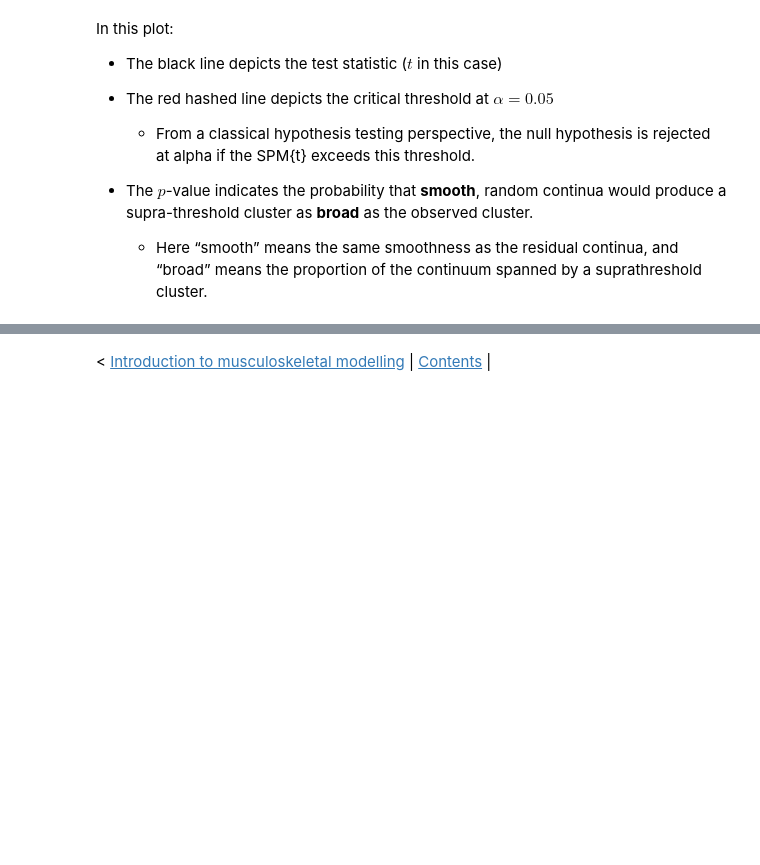
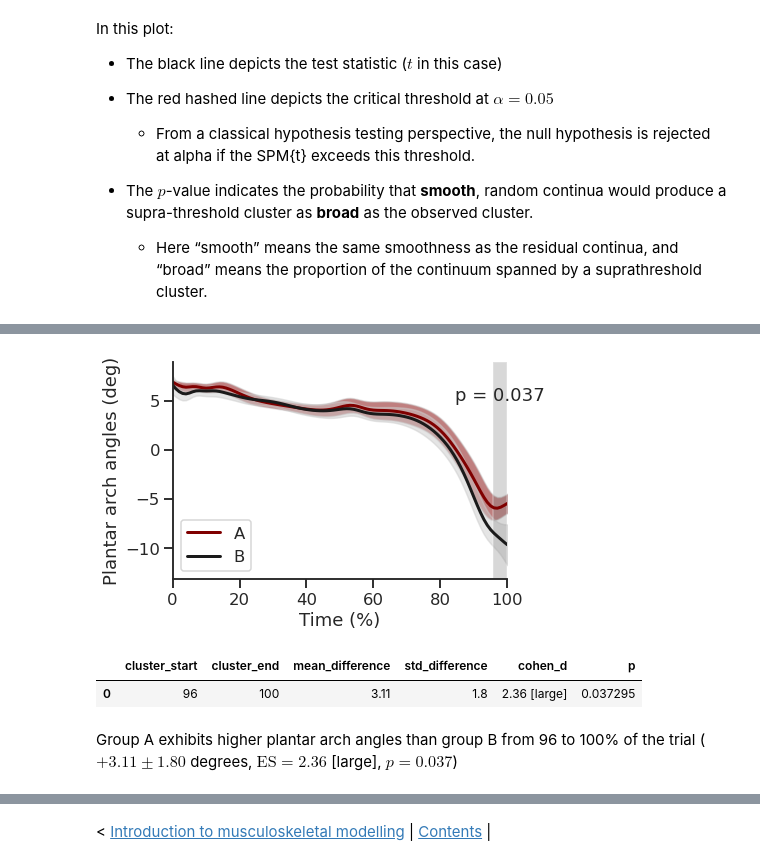
Before and after one commit to pyomeca/tutorials, a Jupyter notebook: notebooks/03.00-stats-and-machine-learning.ipynb, the cells around one changed output, grey strips where cells are left out. Saved outputs shown, nothing was run; the diff lists cells and outputs as text; code cells hidden in the pictures; blank space fills up the shorter version.

```diff
--- a/notebooks/03.00-stats-and-machine-learning.ipynb
+++ b/notebooks/03.00-stats-and-machine-learning.ipynb
@@ -142,0 +247,78 @@ In this plot:
+# %%
+def plot_clusters(spmi, y=0, ax=None):
+    if not spmi.h0reject:
+        return
+
+    ax = ax if ax else plt
+
+    for cluster in spmi.clusters:
+        ax.axvspan(
+            cluster.endpoints[0], cluster.endpoints[1], facecolor="gray", alpha=0.3
+        )
+        ax.text(
+            x=np.mean(cluster.endpoints),
+            y=y,
+            s=f"p = {cluster.P:.3f}",
+            horizontalalignment="center",
+        )
+# %%
+spm1d.plot.plot_mean_sd(group_a, linecolor=maroon, facecolor=maroon, label="A")
+spm1d.plot.plot_mean_sd(group_b, label="B")
+
+plt.ylabel("Plantar arch angles (deg)")
+plt.xlabel("Time (%)")
+plt.legend()
+
+plot_clusters(ti, y=5)
+
+sns.despine()
+# %% [output]
+[figure, added]
+# %%
+from IPython.display import display, HTML
+
+
+def compute_cohen_d(a, b):
+    d = (a.mean() - b.mean()) / (np.sqrt((a.std() ** 2 + b.std() ** 2) / 2))
+    if np.abs(d) >= 0.8:
+        effect = "large"
+    elif np.abs(d) >= 0.5:
+        effect = "medium"
+    elif np.abs(d) >= 0.2:
+        effect = "small"
+    else:
+        effect = "no"
+    return d, effect
+
+
+def describe_clusters(spmi, A, B):
+    if not spmi.h0reject:
+        return
+    results = []
+    for cluster in spmi.clusters:
+        endpoints = [int(round(s)) for s in cluster.endpoints]
+
+        A_subset = A[:, endpoints[0] : endpoints[1]]
+        B_subset = B[:, endpoints[0] : endpoints[1]]
+
+        d, d_label = compute_cohen_d(A_subset, B_subset)
+
+        results.append(
+            {
+                "cluster_start": endpoints[0],
+                "cluster_end": endpoints[1],
+                "mean_difference": (A_subset - B_subset).mean().round(2),
+                "std_difference": (A_subset - B_subset).std().round(2),
+                "cohen_d": f"{d:.2f} [{d_label}]",
+                "p": cluster.P,
+            }
+        )
+    return display(HTML(pd.DataFrame(results).to_html()))
+
+
+describe_clusters(ti, group_a, group_b)
+# %% [output]
+|  | cluster_start | cluster_end | mean_difference | std_difference | cohen_d | p |
+| 0 | 96 | 100 | 3.11 | 1.8 | 2.36 [large] | 0.037295 |
+# %% [markdown]
+Group A exhibits higher plantar arch angles than group B from 96 to 100% of the trial ($+3.11 \pm 1.80$ degrees, $\text{ES} = 2.36$ [large], $p = 0.037$)
```
Also changed, not shown: parts of 43 cells of this notebook, 1 other file.
